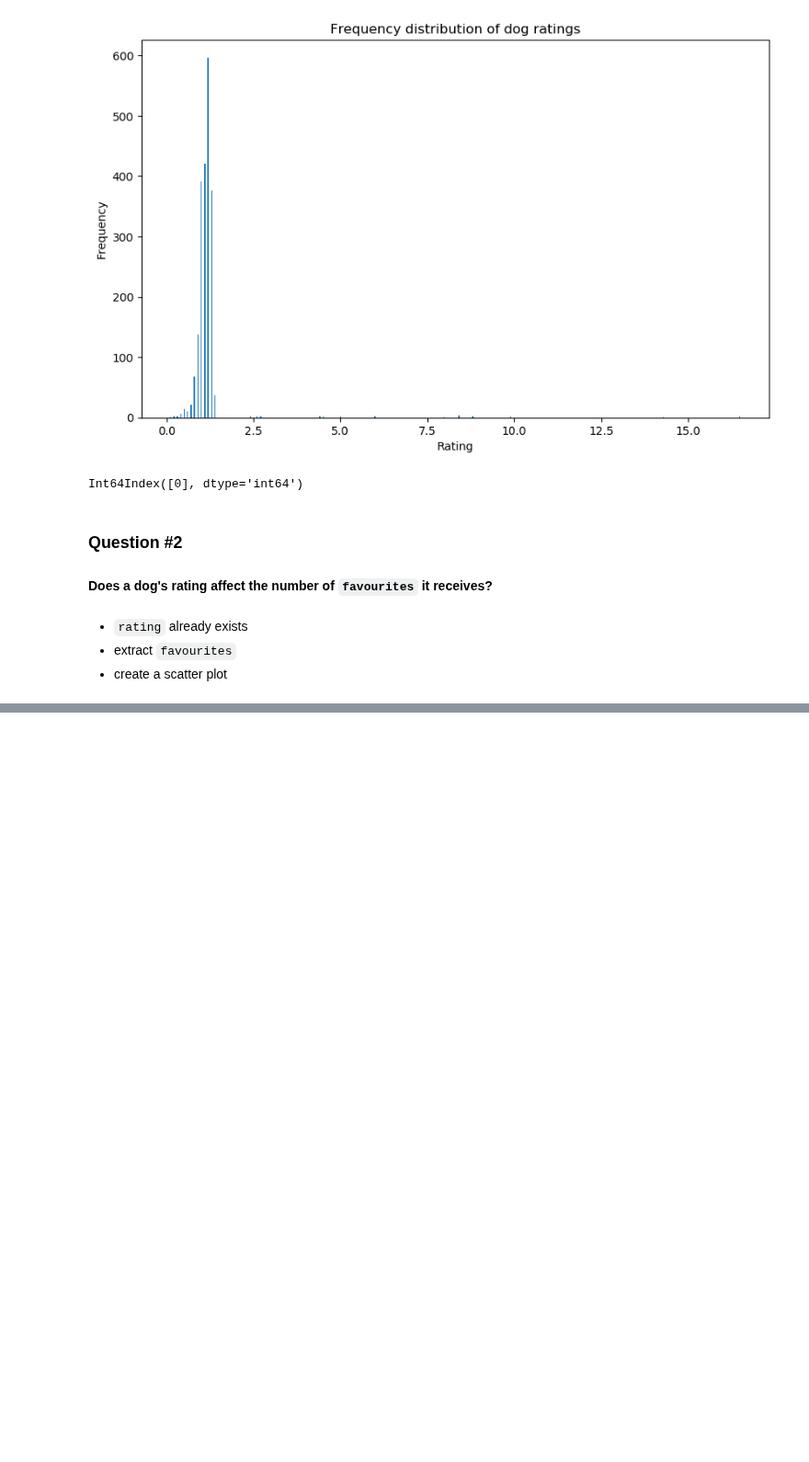
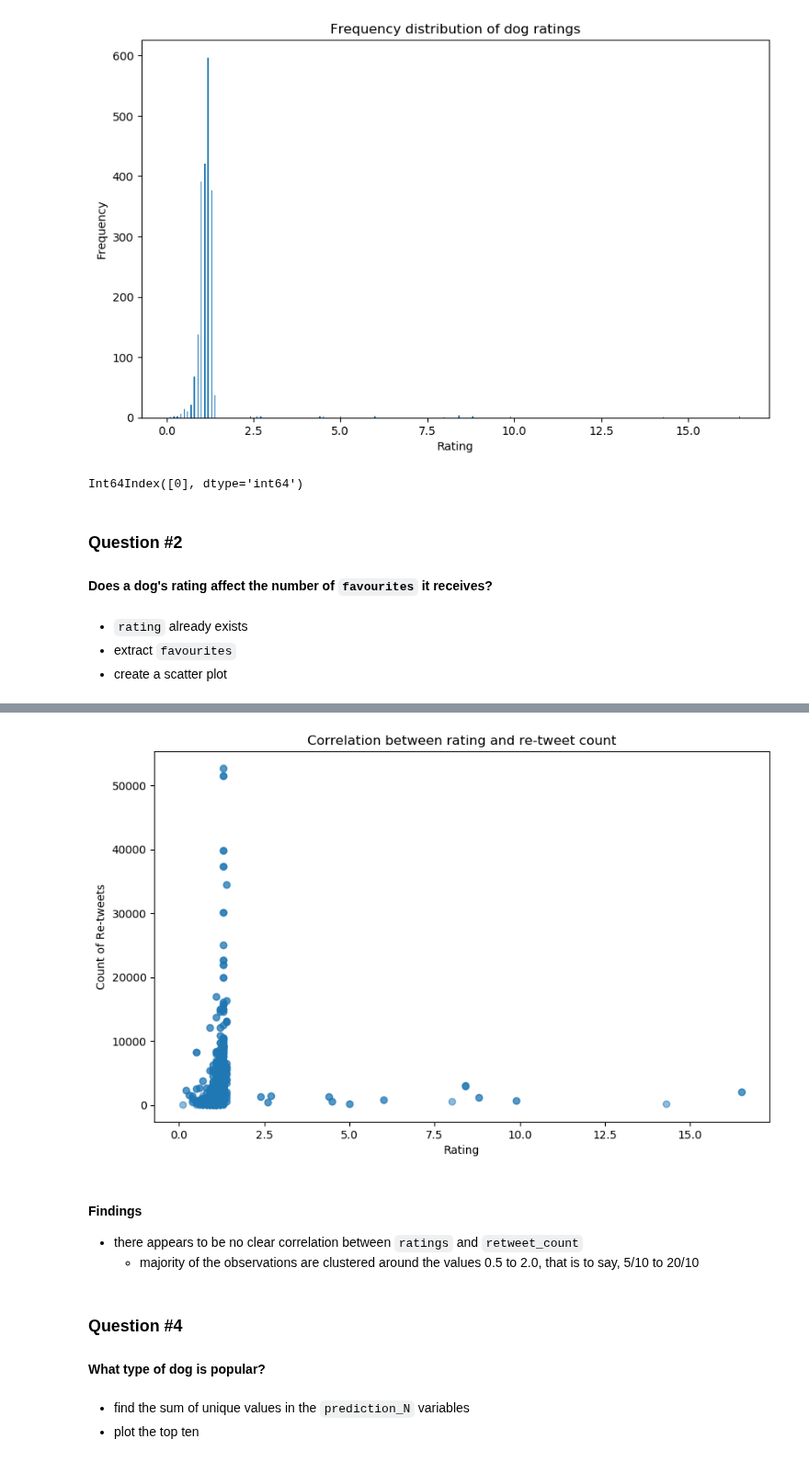
Before and after one commit to brk-a/alx-t-data-analyst, a Jupyter notebook: 0x01-project_2_wrangle_and_analyse_data/wrangle_act.ipynb, the cells around one changed output, grey strips where cells are left out. Shown at 92% size. Saved outputs shown, nothing was run; the diff lists cells and outputs as text; code cells hidden in the pictures; blank space fills up the shorter version.

```diff
--- a/0x01-project_2_wrangle_and_analyse_data/wrangle_act.ipynb
+++ b/0x01-project_2_wrangle_and_analyse_data/wrangle_act.ipynb
@@ -1258,0 +1295,29 @@ plt.scatter(rating,favourites); #to be continued...
+# %%
+retweets = list(df.retweet_count)
+# %%
+#fig size
+plt.figure(figsize=(10, 6.18), dpi=100)
+
+#x-axis name
+plt.xlabel('Rating')
+#y-axis name
+plt.ylabel('Count of Re-tweets')
+#title
+plt.title('Correlation between rating and re-tweet count' )
+
+#plot
+plt.scatter(rating, retweets, alpha=0.5);
+# %% [output]
+[figure, added]
+# %% [markdown]
+#### Findings
+
+* there appears to be no clear correlation between `ratings` and `retweet_count`
+    * majority of the observations are clustered around the values 0.5 to 2.0, that is to say, 5/10 to 20/10
+# %% [markdown]
+### Question #4
+
+#### What type of dog is popular?
+# %% [markdown]
+* find the sum of unique values  in the `prediction_N` variables
+* plot the top ten
```
Also changed, not shown: parts of 29 cells of this notebook.
